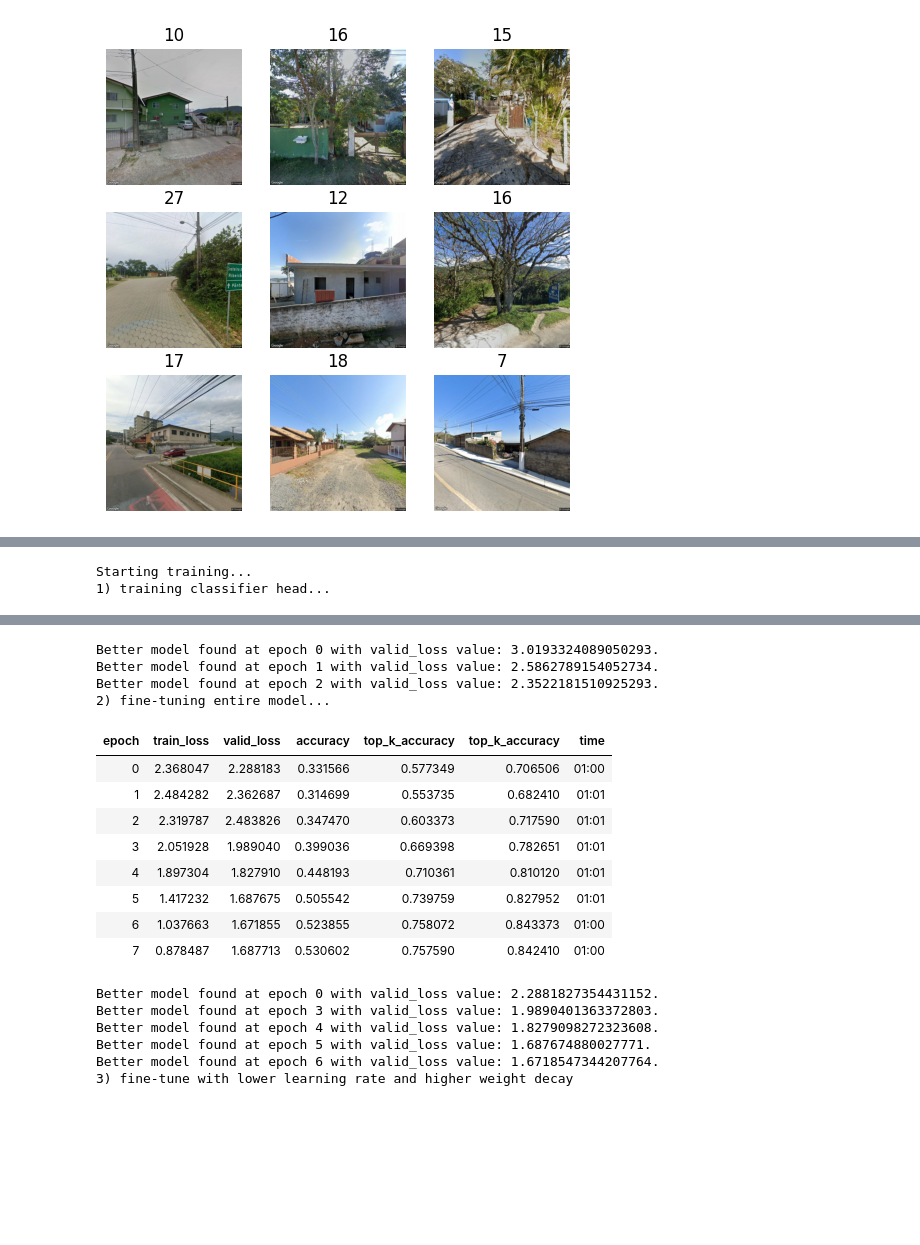
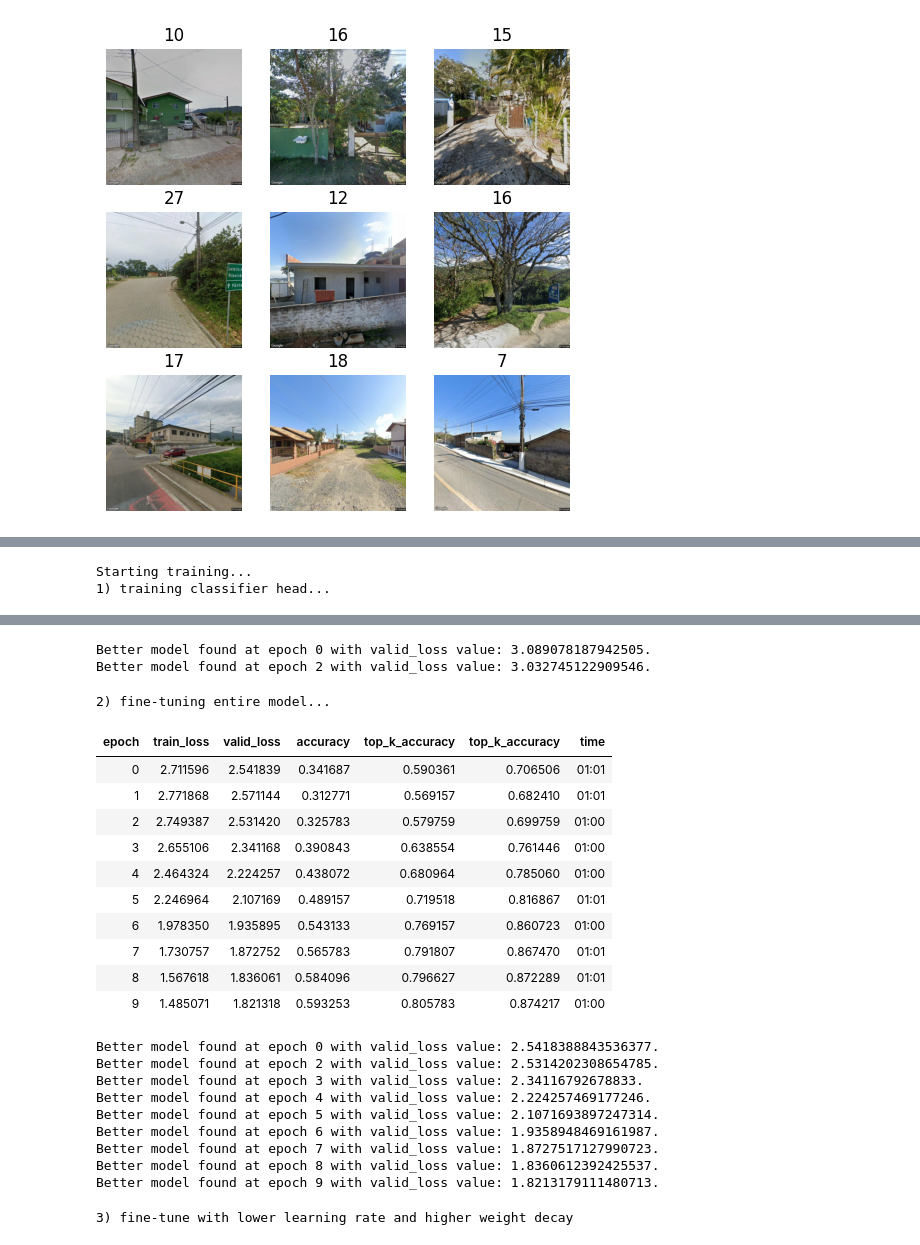
Before and after one commit to mr-samvel/floripa-guessr, a Jupyter notebook: trainer.ipynb, the cells around one changed output, grey strips where cells are left out. Saved outputs shown, nothing was run; the diff lists cells and outputs as text; code cells hidden in the pictures; blank space fills up the shorter version.

Commit message:
final model

```diff
--- a/trainer.ipynb
+++ b/trainer.ipynb
@@ -111,26 +111,44 @@ learner.freeze()
 learner.fit_one_cycle(
     3,
     lr_max=lr,
-    cbs=[SaveModelCallback(monitor='valid_loss')]
+    cbs=[
+        SaveModelCallback(monitor='valid_loss', fname='best_head'),
+        SaveModelCallback(every_epoch=True, fname='head_epoch')
+    ]
 )
+# checkpoint
+learner.save('checkpoint-head_training')
+learner.export('models/head.pkl')
 
 print("2) fine-tuning entire model...\n")
 learner.unfreeze()
 learner.fit_one_cycle(
-    8,
+    10,
     lr_max=slice(lr/10, lr/3),
     cbs=[
-        SaveModelCallback(monitor='valid_loss'),
+        SaveModelCallback(monitor='valid_loss', fname='best_finetune'),
+        SaveModelCallback(every_epoch=True, fname='finetune_epoch'),
+        #EarlyStoppingCallback(monitor='valid_loss', patience=3)
+    ]
+)
+# checkpoint
+learner.save('checkpoint-finetune_training')
+learner.export('models/finetune.pkl')
+
+print("3) fine-tune with lower learning rate and higher weight decay")
+learner.fit_one_cycle(
+    6,
+    slice(lr/100, lr/10),
+    wd=0.1,
+    cbs=[
+        SaveModelCallback(monitor='valid_loss', fname='best_final'),
+        SaveModelCallback(every_epoch=True, fname='final_epoch'),
         EarlyStoppingCallback(monitor='valid_loss', patience=3)
     ]
 )
-
-print("3) fine-tune with lower learning rate and higher weight decay")
-learner.fit_one_cycle(
-    4,
-    slice(lr/100, lr/10),
-    wd=0.1
-)
+# checkpoint
+learner.save('checkpoint-final_training')
+learner.export('models/final.pkl')
 # %% [output]
 Starting training...
 1) training classifier head...
@@ -141,20 +159,25 @@ Starting training...
-Better model found at epoch 0 with valid_loss value: 3.0193324089050293.
-Better model found at epoch 1 with valid_loss value: 2.5862789154052734.
-Better model found at epoch 2 with valid_loss value: 2.3522181510925293.
-2) fine-tuning entire model...
+Better model found at epoch 0 with valid_loss value: 3.089078187942505.
+Better model found at epoch 2 with valid_loss value: 3.032745122909546.
+2) fine-tuning entire model...
 | epoch | train_loss | valid_loss | accuracy | top_k_accuracy | top_k_accuracy | time |
-| 0 | 2.368047 | 2.288183 | 0.331566 | 0.577349 | 0.706506 | 01:00 |
-| 1 | 2.484282 | 2.362687 | 0.314699 | 0.553735 | 0.682410 | 01:01 |
-| 2 | 2.319787 | 2.483826 | 0.347470 | 0.603373 | 0.717590 | 01:01 |
-| 3 | 2.051928 | 1.989040 | 0.399036 | 0.669398 | 0.782651 | 01:01 |
-| 4 | 1.897304 | 1.827910 | 0.448193 | 0.710361 | 0.810120 | 01:01 |
-| 5 | 1.417232 | 1.687675 | 0.505542 | 0.739759 | 0.827952 | 01:01 |
-| 6 | 1.037663 | 1.671855 | 0.523855 | 0.758072 | 0.843373 | 01:00 |
-| 7 | 0.878487 | 1.687713 | 0.530602 | 0.757590 | 0.842410 | 01:00 |
+| 0 | 2.711596 | 2.541839 | 0.341687 | 0.590361 | 0.706506 | 01:01 |
+| 1 | 2.771868 | 2.571144 | 0.312771 | 0.569157 | 0.682410 | 01:01 |
+| 2 | 2.749387 | 2.531420 | 0.325783 | 0.579759 | 0.699759 | 01:00 |
+| 3 | 2.655106 | 2.341168 | 0.390843 | 0.638554 | 0.761446 | 01:00 |
+| 4 | 2.464324 | 2.224257 | 0.438072 | 0.680964 | 0.785060 | 01:00 |
+| 5 | 2.246964 | 2.107169 | 0.489157 | 0.719518 | 0.816867 | 01:01 |
+| 6 | 1.978350 | 1.935895 | 0.543133 | 0.769157 | 0.860723 | 01:00 |
+| 7 | 1.730757 | 1.872752 | 0.565783 | 0.791807 | 0.867470 | 01:01 |
+| 8 | 1.567618 | 1.836061 | 0.584096 | 0.796627 | 0.872289 | 01:01 |
+| 9 | 1.485071 | 1.821318 | 0.593253 | 0.805783 | 0.874217 | 01:00 |
-Better model found at epoch 0 with valid_loss value: 2.2881827354431152.
-Better model found at epoch 3 with valid_loss value: 1.9890401363372803.
-Better model found at epoch 4 with valid_loss value: 1.8279098272323608.
-Better model found at epoch 5 with valid_loss value: 1.687674880027771.
-Better model found at epoch 6 with valid_loss value: 1.6718547344207764.
-3) fine-tune with lower learning rate and higher weight decay
+Better model found at epoch 0 with valid_loss value: 2.5418388843536377.
+Better model found at epoch 2 with valid_loss value: 2.5314202308654785.
+Better model found at epoch 3 with valid_loss value: 2.34116792678833.
+Better model found at epoch 4 with valid_loss value: 2.224257469177246.
+Better model found at epoch 5 with valid_loss value: 2.1071693897247314.
+Better model found at epoch 6 with valid_loss value: 1.9358948469161987.
+Better model found at epoch 7 with valid_loss value: 1.8727517127990723.
+Better model found at epoch 8 with valid_loss value: 1.8360612392425537.
+Better model found at epoch 9 with valid_loss value: 1.8213179111480713.
+3) fine-tune with lower learning rate and higher weight decay
 | epoch | train_loss | valid_loss | accuracy | top_k_accuracy | top_k_accuracy | time |
```
Also changed, not shown: parts of 4 cells of this notebook, 3 other files.
